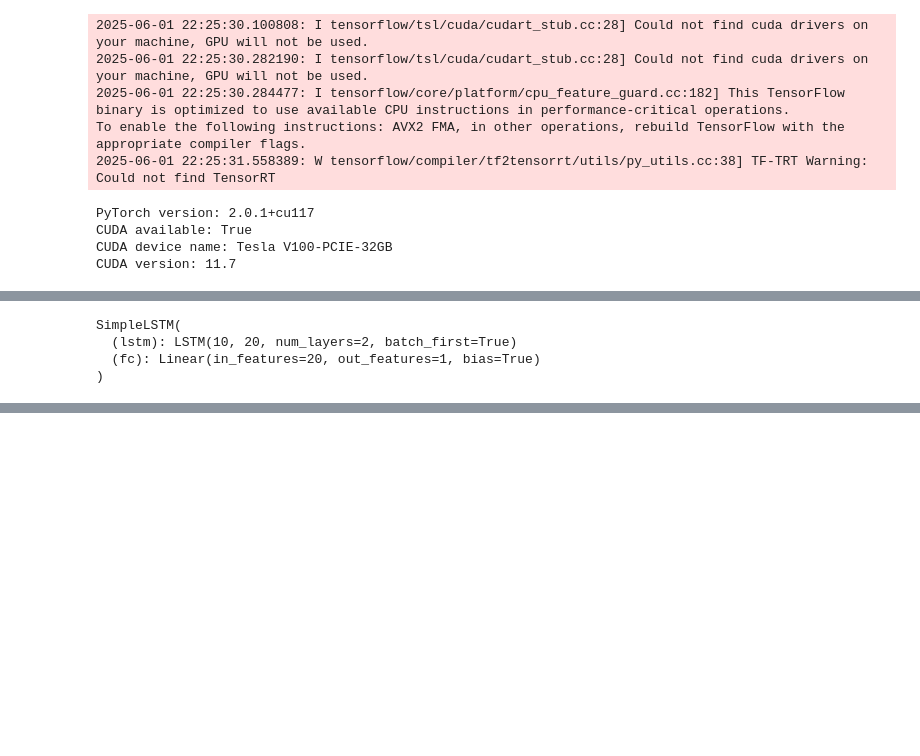
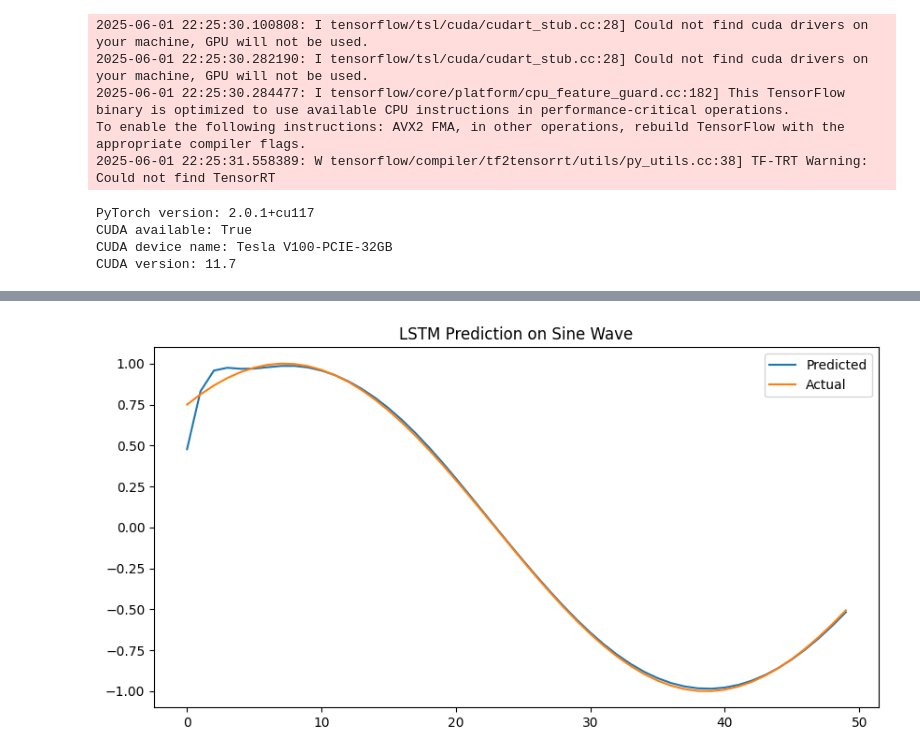
Before and after one commit to knarfammussa/KimchiVision, a Jupyter notebook: simple_lstm.ipynb, the cells around one changed output, grey strips where cells are left out. Drawn from its saved outputs; the diff is of its cells as text; code cells hidden in the pictures; blank space fills up the shorter version.

```diff
--- a/simple_lstm.ipynb
+++ b/simple_lstm.ipynb
@@ -85,7 +44,0 @@ model = SimpleLSTM(input_size=10, hidden_size=20, num_layers=2, output_size=1)
-# %%
-model.to(device)
-# %% [output]
-SimpleLSTM(
-  (lstm): LSTM(10, 20, num_layers=2, batch_first=True)
-  (fc): Linear(in_features=20, out_features=1, bias=True)
-)
@@ -94,0 +93,57 @@ tensor = tensor.to(device)
+# %%
+
+# Define the LSTM model
+class LSTMModel(nn.Module):
+    def __init__(self, input_size, hidden_size, num_layers, output_size):
+        super().__init__()
+        self.lstm = nn.LSTM(input_size, hidden_size, num_layers, batch_first=True)
+        self.linear = nn.Linear(hidden_size, output_size)
+
+    def forward(self, x):
+        h0 = torch.zeros(num_layers, x.size(0), hidden_size).to(device)
+        c0 = torch.zeros(num_layers, x.size(0), hidden_size).to(device)
+        out, _ = self.lstm(x, (h0, c0))
+        out = self.linear(out)
+        return out
+
+# Hyperparameters
+input_size = 1
+hidden_size = 64
+num_layers = 1
+output_size = 1
+learning_rate = 0.01
+num_epochs = 100
+
+# Initialize model, loss, and optimizer
+model = LSTMModel(input_size, hidden_size, num_layers, output_size).to(device)
+criterion = nn.MSELoss()
+optimizer = torch.optim.Adam(model.parameters(), lr=learning_rate)
+
+# Train the model
+for epoch in range(num_epochs):
+    model.train()
+    output = model(X_tensor)
+    loss = criterion(output, Y_tensor)
+
+    optimizer.zero_grad()
+    loss.backward()
+    optimizer.step()
+
+    if (epoch + 1) % 10 == 0:
+        print(f"Epoch {epoch+1}/{num_epochs}, Loss: {loss.item():.6f}")
+
+# Evaluate on the last sequence
+model.eval()
+with torch.no_grad():
+    test_input = X_tensor[-1:].to(device)
+    predicted = model(test_input).cpu().numpy().flatten()
+    target = Y_tensor[-1:].cpu().numpy().flatten()
+
+# Plot predictions
+plt.figure(figsize=(10, 5))
+plt.plot(predicted, label='Predicted')
+plt.plot(target, label='Actual')
+plt.legend()
+plt.title('LSTM Prediction on Sine Wave')
+plt.show()
+# %% [output]
@@ -94,0 +160 @@ tensor = tensor.to(device)
+[figure, added]
```
Also changed, not shown: parts of 9 cells of this notebook.
